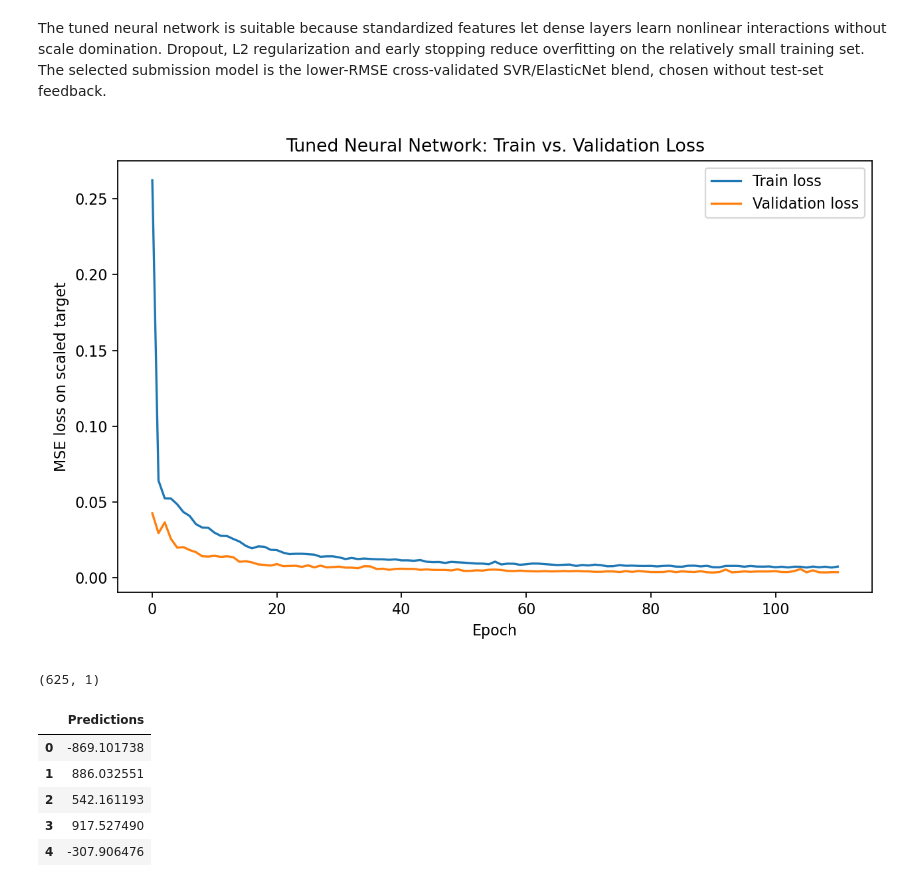
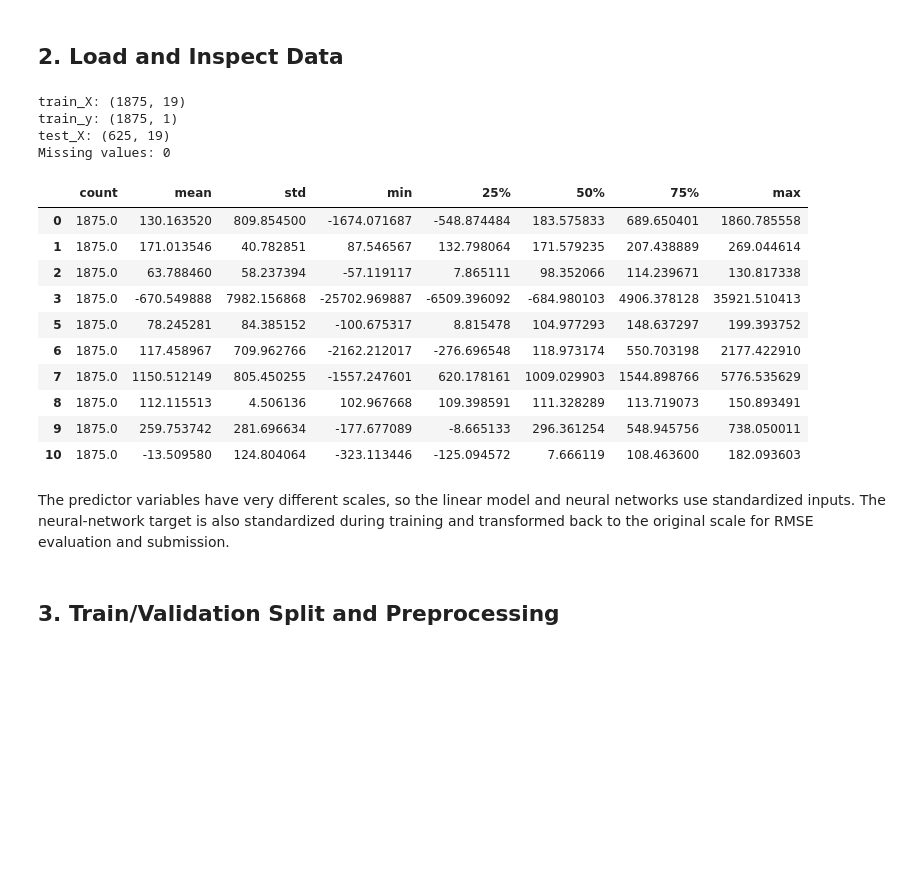
Before and after one commit to 236395/DELTA-Task1, a Jupyter notebook: Delta1.ipynb, the cells around one changed output. Drawn from its saved outputs; the diff is of its cells as text; code cells hidden in the pictures; blank space fills up the shorter version.

```diff
--- a/Delta1.ipynb
+++ b/Delta1.ipynb
@@ -235,19 +39,34 @@ Best blend SVR weight: 0.8500000000000001
-# %% [markdown]
-The tuned neural network is suitable because standardized features let dense layers learn nonlinear interactions without scale domination. Dropout, L2 regularization and early stopping reduce overfitting on the relatively small training set. The selected submission model is the lower-RMSE cross-validated SVR/ElasticNet blend, chosen without test-set feedback.
-# %%
-from IPython.display import Image, display
-display(Image("best_nn_train_validation_loss.png"))
-# %% [output]
-[figure, removed]
-# %%
-pred = pd.read_csv("DELTA_Task1_Predictions.csv", index_col=0)
-print(pred.shape)
-pred.head()
-# %% [output]
-(625, 1)
-|  | Predictions |
-| 0 | -869.101738 |
-| 1 | 886.032551 |
-| 2 | 542.161193 |
-| 3 | 917.527490 |
-| 4 | -307.906476 |
+# %% [markdown]
+## 2. Load and Inspect Data
+# %%
+train_X = pd.read_csv("DELTASS26_train_X.csv", index_col=0)
+train_y = pd.read_csv("DELTASS26_train_y.csv", index_col=0)
+test_X = pd.read_csv("DELTASS26_test_X.csv", index_col=0)
+demo_predictions = pd.read_csv("Demo_Predictions.csv", index_col=0)
+
+y = train_y.iloc[:, 0].astype(float)
+print("train_X:", train_X.shape)
+print("train_y:", train_y.shape)
+print("test_X:", test_X.shape)
+print("Missing values:", int(train_X.isna().sum().sum() + train_y.isna().sum().sum() + test_X.isna().sum().sum()))
+train_X.describe().T.head(10)
+# %% [output]
+train_X: (1875, 19)
+train_y: (1875, 1)
+test_X: (625, 19)
+Missing values: 0
+|  | count | mean | std | min | 25% | 50% | 75% | max |
+| 0 | 1875.0 | 130.163520 | 809.854500 | -1674.071687 | -548.874484 | 183.575833 | 689.650401 | 1860.785558 |
+| 1 | 1875.0 | 171.013546 | 40.782851 | 87.546567 | 132.798064 | 171.579235 | 207.438889 | 269.044614 |
+| 2 | 1875.0 | 63.788460 | 58.237394 | -57.119117 | 7.865111 | 98.352066 | 114.239671 | 130.817338 |
+| 3 | 1875.0 | -670.549888 | 7982.156868 | -25702.969887 | -6509.396092 | -684.980103 | 4906.378128 | 35921.510413 |
+| 5 | 1875.0 | 78.245281 | 84.385152 | -100.675317 | 8.815478 | 104.977293 | 148.637297 | 199.393752 |
+| 6 | 1875.0 | 117.458967 | 709.962766 | -2162.212017 | -276.696548 | 118.973174 | 550.703198 | 2177.422910 |
+| 7 | 1875.0 | 1150.512149 | 805.450255 | -1557.247601 | 620.178161 | 1009.029903 | 1544.898766 | 5776.535629 |
+| 8 | 1875.0 | 112.115513 | 4.506136 | 102.967668 | 109.398591 | 111.328289 | 113.719073 | 150.893491 |
+| 9 | 1875.0 | 259.753742 | 281.696634 | -177.677089 | -8.665133 | 296.361254 | 548.945756 | 738.050011 |
+| 10 | 1875.0 | -13.509580 | 124.804064 | -323.113446 | -125.094572 | 7.666119 | 108.463600 | 182.093603 |
+# %% [markdown]
+The predictor variables have very different scales, so the linear model and neural networks use standardized inputs. The neural-network target is also standardized during training and transformed back to the original scale for RMSE evaluation and submission.
+# %% [markdown]
+## 3. Train/Validation Split and Preprocessing
```
Also changed, not shown: parts of 18 cells of this notebook, 8 other files.
